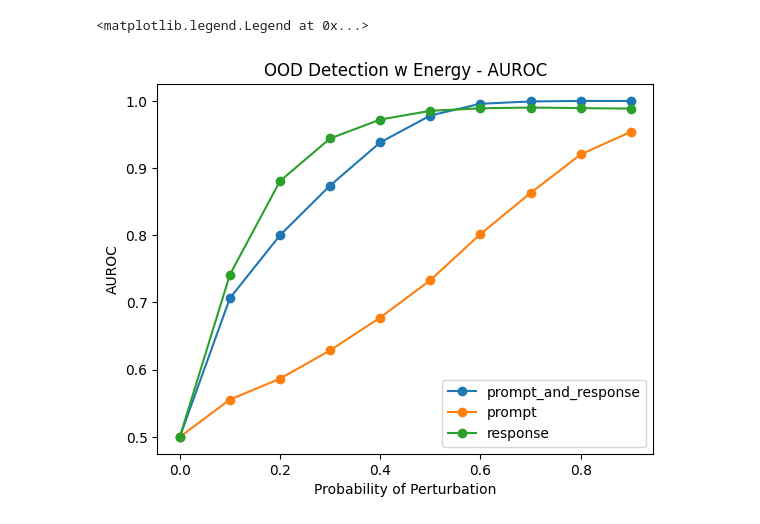
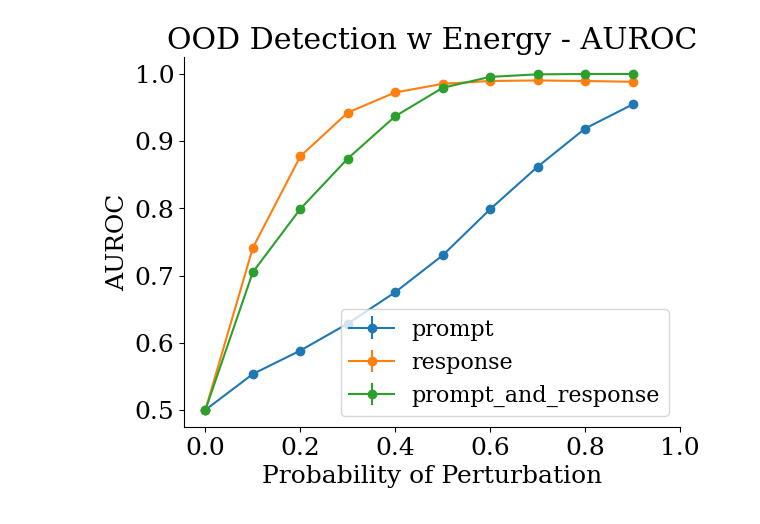
Before and after one commit to Pikus16/neurips2023_distshift, a Jupyter notebook: ood_detection.ipynb, the cells around one changed output. Cells and saved outputs as stored; diff of their text form; code cells hidden in the pictures.

```diff
--- a/ood_detection.ipynb
+++ b/ood_detection.ipynb
@@ -9,5 +11,5 @@ from scipy import special
 # %%
-base_dir = 'model_scores/deberta_v3_large/open_ai_summarize_from_feedback'
+base_dirs = ['model_scores/deberta_v3_large/open_ai_summarize_from_feedback', 'trial2']
 # %%
 def energy_score(logits, temperature=1.0):
     assert logits.shape[1] == 2
@@ -52,0 +95,14 @@ for inst in ['prompt', 'response', 'prompt_and_response']:
+# %%
+font = {'family': 'serif',
+        'weight': 'normal',
+        'size'   : 18}
+matplotlib.rc('font', **font)
+ax = plt.subplot()
+for inst in instances:
+    plt.errorbar(list(fpr_avg_inst[inst].keys()), list(fpr_avg_inst[inst].values()), yerr = list(fpr_error_inst[inst].values()), marker='o', label=inst)
+plt.xlabel('Probability of Perturbation')
+plt.xticks(np.arange(0, 1.2, step=0.2))
+plt.ylabel('FPR')
+plt.title('OOD Detection w Energy - FPR')
+plt.legend(prop={'size': 16})
+ax.spines[['right', 'top']].set_visible(False)
@@ -53,11 +111,16 @@ for inst in ['prompt', 'response', 'prompt_and_response']:
 # %%
-for inst in ['prompt_and_response', 'prompt', 'response']:
-    aurocs =  auroc_all[inst]
-    plt.plot(list(aurocs.keys()), list(aurocs.values()), label=inst, marker='o')
+font = {'family': 'serif',
+        'weight': 'normal',
+        'size'   : 18}
+matplotlib.rc('font', **font)
+ax = plt.subplot()
+for inst in instances:
+    plt.errorbar(list(auroc_avg_inst[inst].keys()), list(auroc_avg_inst[inst].values()), yerr = list(auroc_error_inst[inst].values()), marker='o', label=inst)
 plt.xlabel('Probability of Perturbation')
+plt.xticks(np.arange(0, 1.2, step=0.2))
 plt.ylabel('AUROC')
 plt.title('OOD Detection w Energy - AUROC')
-plt.legend()
+plt.legend(prop={'size': 16})
+ax.spines[['right', 'top']].set_visible(False)
 # %% [output]
-<matplotlib.legend.Legend at 0x...>
-[figure, old version]
+[figure, new version]
```
Also changed, not shown: parts of 6 cells of this notebook.
